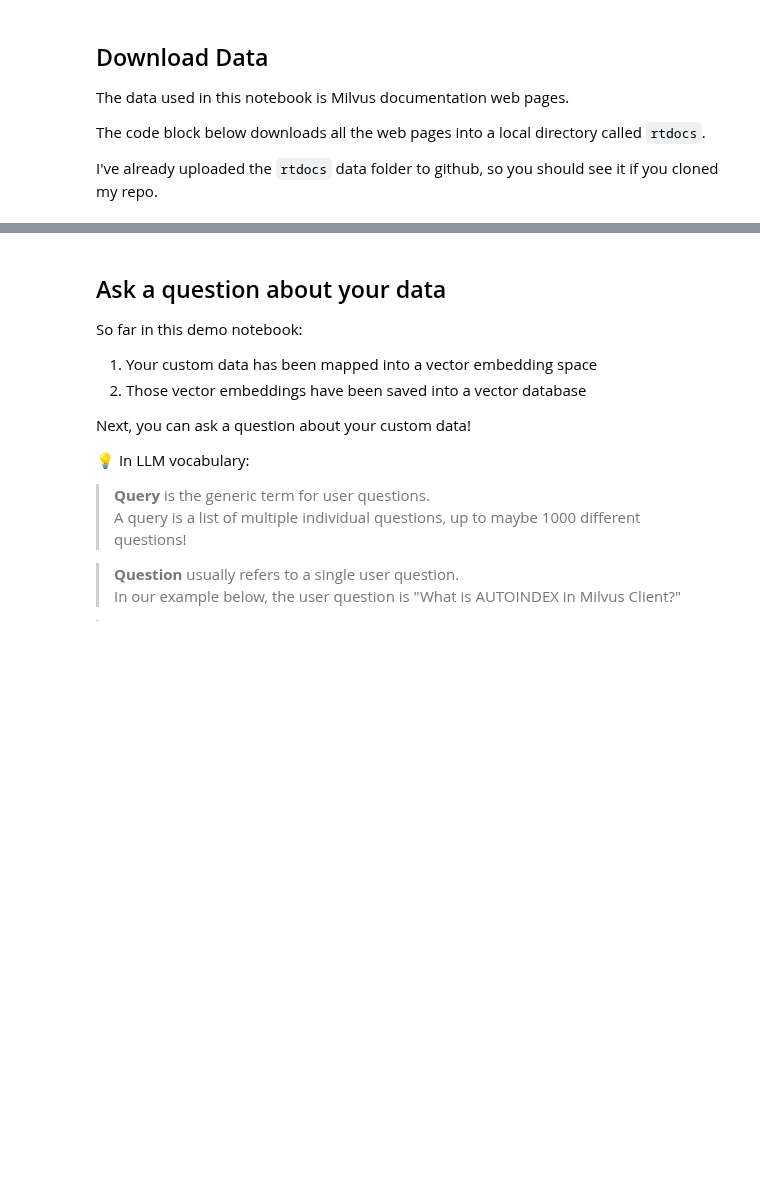
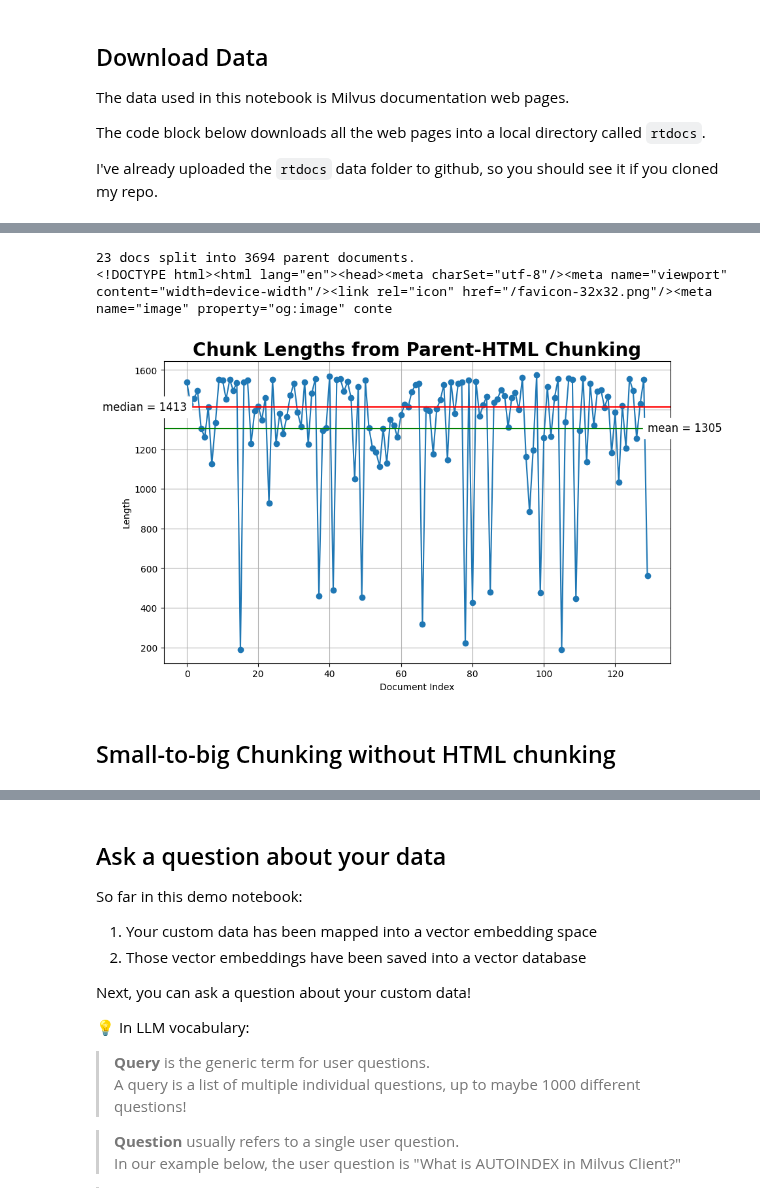
Before and after one commit to AKJUS/bootcamp, a Jupyter notebook: bootcamp/workshops/dbta_may_2024/1. RAG_basic.ipynb, the cells around one changed output, grey strips where cells are left out. Drawn from its saved outputs; the diff is of its cells as text; code cells hidden in the pictures; blank space fills up the shorter version.

```diff
--- a/bootcamp/workshops/dbta_may_2024/1. RAG_basic.ipynb
+++ b/bootcamp/workshops/dbta_may_2024/1. RAG_basic.ipynb
@@ -737,0 +343,26 @@ timing: 0.0023 seconds
+# %%
+PARENT_CHUNK_SIZE = 1586
+
+# The splitter to use to create bigger (parent) chunks
+parent_text_splitter = RecursiveCharacterTextSplitter(
+    chunk_size=PARENT_CHUNK_SIZE,
+    length_function = len,  # use built-in Python len function
+    # separators=["\n\n"],  # split at end of paragraphs
+)
+# From HTML chunks.
+parent_docs = parent_text_splitter.split_documents(html_docs)
+
+print(f"{len(html_docs)} docs split into {len(parent_docs)} parent documents.")
+# inspect a parent doc.
+print(parent_docs[0].page_content[:200])
+pprint.pprint(parent_docs[0].metadata)
+# %% [output]
+23 docs split into 3694 parent documents.
+<!DOCTYPE html><html lang="en"><head><meta charSet="utf-8"/><meta name="viewport" content="width=device-width"/><link rel="icon" href="/favicon-32x32.png"/><meta name="image" property="og:image" conte
+# %%
+# Inspect chunk lengths
+plot_chunk_lengths(parent_docs, 'Parent-HTML')
+# %% [output]
+[figure, added]
+# %% [markdown]
+## Small-to-big Chunking without HTML chunking
```
Also changed, not shown: parts of 98 cells of this notebook.
